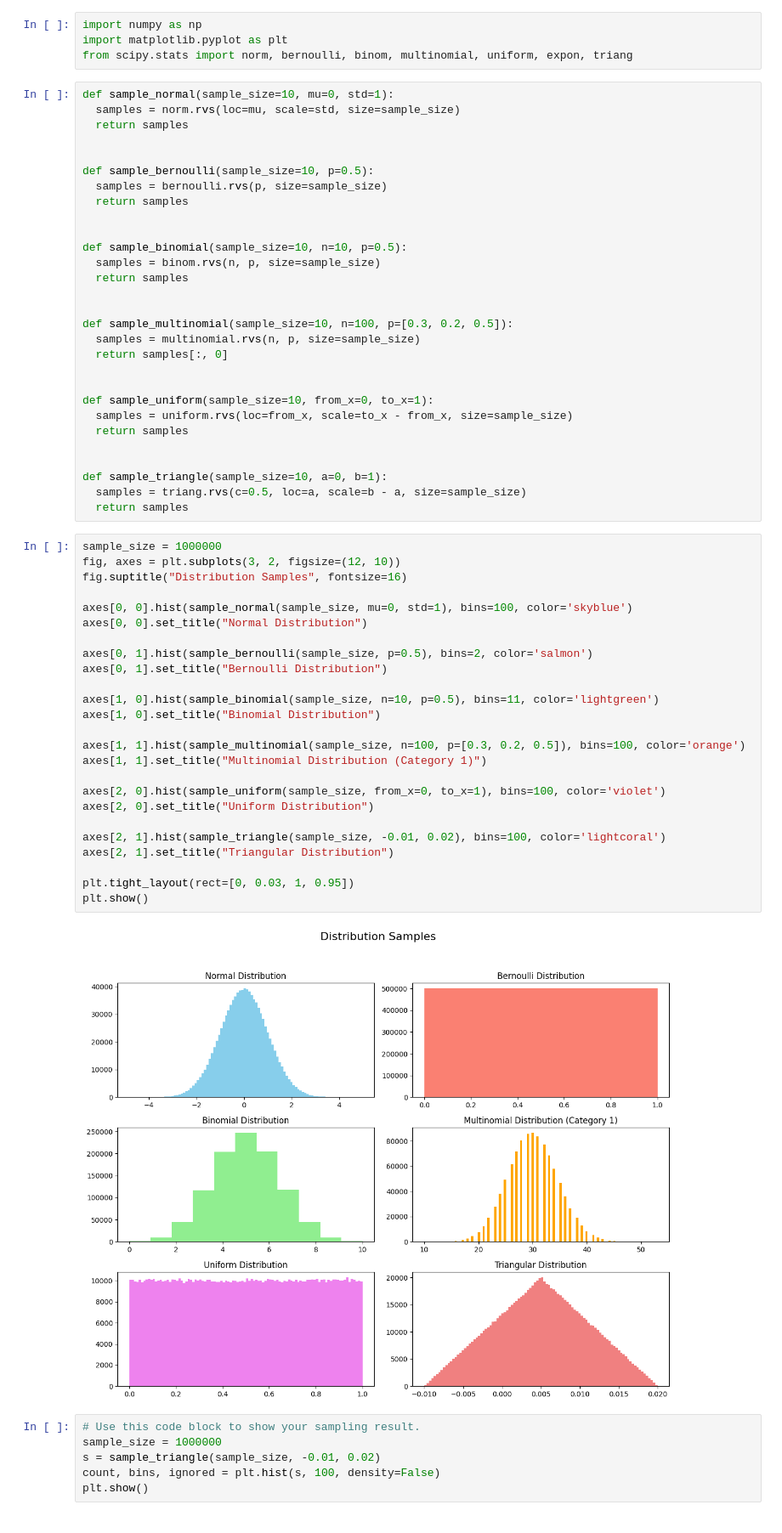
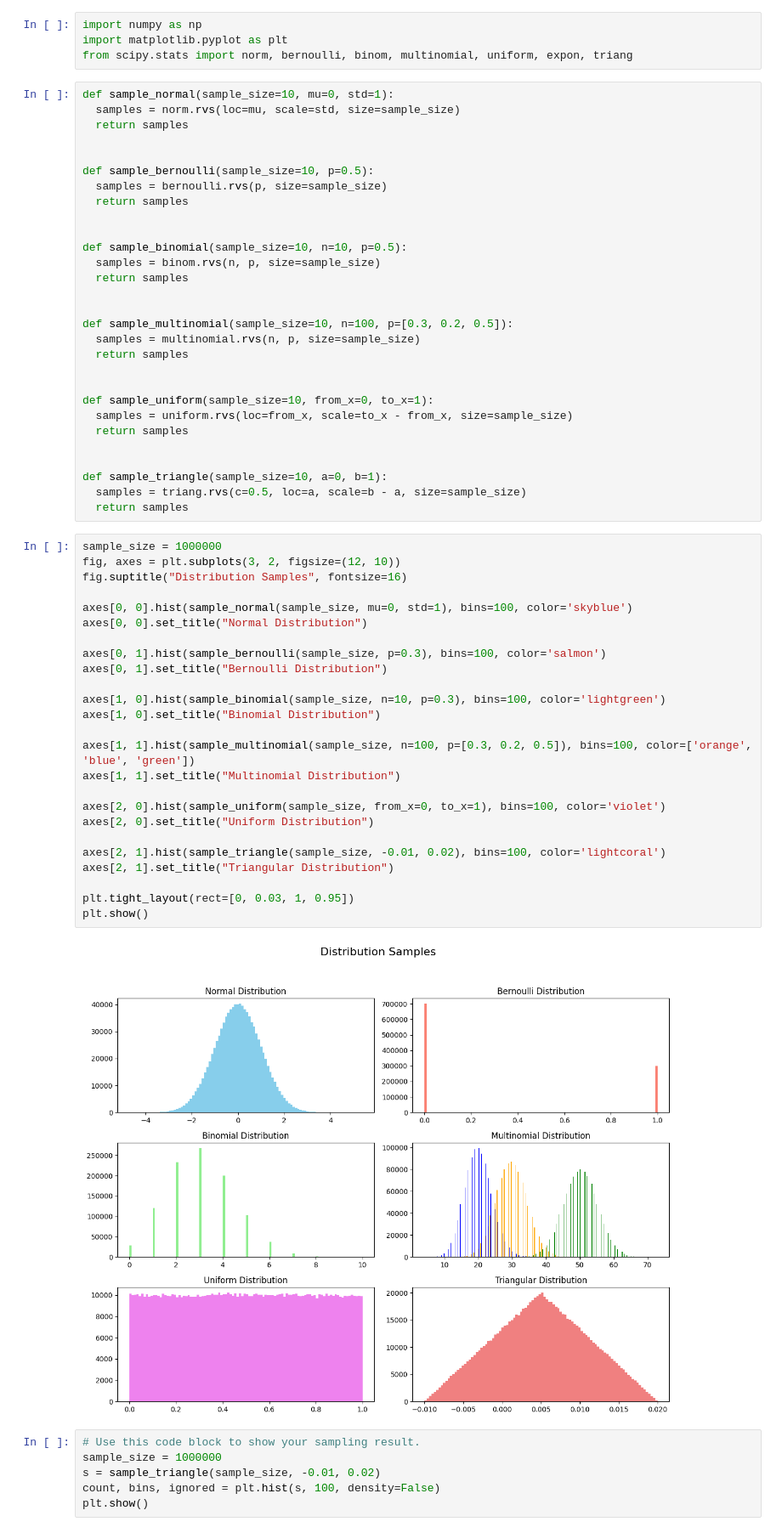
Before and after one commit to bookpanda/2110203-COM-ENG-MATH-II, a Jupyter notebook: stats/homework/HW1.ipynb, the cells around one changed output. Shown at 85% size. Drawn from its saved outputs; the diff is of its cells as text.

```diff
--- a/stats/homework/HW1.ipynb
+++ b/stats/homework/HW1.ipynb
@@ -43,7 +43,7 @@ def sample_binomial(sample_size=10, n=10, p=0.5):
 
 def sample_multinomial(sample_size=10, n=100, p=[0.3, 0.2, 0.5]):
   samples = multinomial.rvs(n, p, size=sample_size)
-  return samples[:, 0]
+  return samples
 
 
 def sample_uniform(sample_size=10, from_x=0, to_x=1):
@@ -57,30 +57,30 @@ def sample_triangle(sample_size=10, a=0, b=1):
 # %%
 sample_size = 1000000
 fig, axes = plt.subplots(3, 2, figsize=(12, 10))
 fig.suptitle("Distribution Samples", fontsize=16)
 
 axes[0, 0].hist(sample_normal(sample_size, mu=0, std=1), bins=100, color='skyblue')
 axes[0, 0].set_title("Normal Distribution")
 
-axes[0, 1].hist(sample_bernoulli(sample_size, p=0.5), bins=2, color='salmon')
+axes[0, 1].hist(sample_bernoulli(sample_size, p=0.3), bins=100, color='salmon')
 axes[0, 1].set_title("Bernoulli Distribution")
 
-axes[1, 0].hist(sample_binomial(sample_size, n=10, p=0.5), bins=11, color='lightgreen')
+axes[1, 0].hist(sample_binomial(sample_size, n=10, p=0.3), bins=100, color='lightgreen')
 axes[1, 0].set_title("Binomial Distribution")
 
-axes[1, 1].hist(sample_multinomial(sample_size, n=100, p=[0.3, 0.2, 0.5]), bins=100, color='orange')
-axes[1, 1].set_title("Multinomial Distribution (Category 1)")
+axes[1, 1].hist(sample_multinomial(sample_size, n=100, p=[0.3, 0.2, 0.5]), bins=100, color=['orange', 'blue', 'green'])
+axes[1, 1].set_title("Multinomial Distribution")
 
 axes[2, 0].hist(sample_uniform(sample_size, from_x=0, to_x=1), bins=100, color='violet')
 axes[2, 0].set_title("Uniform Distribution")
 
 axes[2, 1].hist(sample_triangle(sample_size, -0.01, 0.02), bins=100, color='lightcoral')
 axes[2, 1].set_title("Triangular Distribution")
 
 plt.tight_layout(rect=[0, 0.03, 1, 0.95])
 plt.show()
 # %% [output]
-[figure, old version]
+[figure, new version]
 # %%
 # Use this code block to show your sampling result.
 sample_size = 1000000
```
Also changed, not shown: parts of 4 cells of this notebook.
